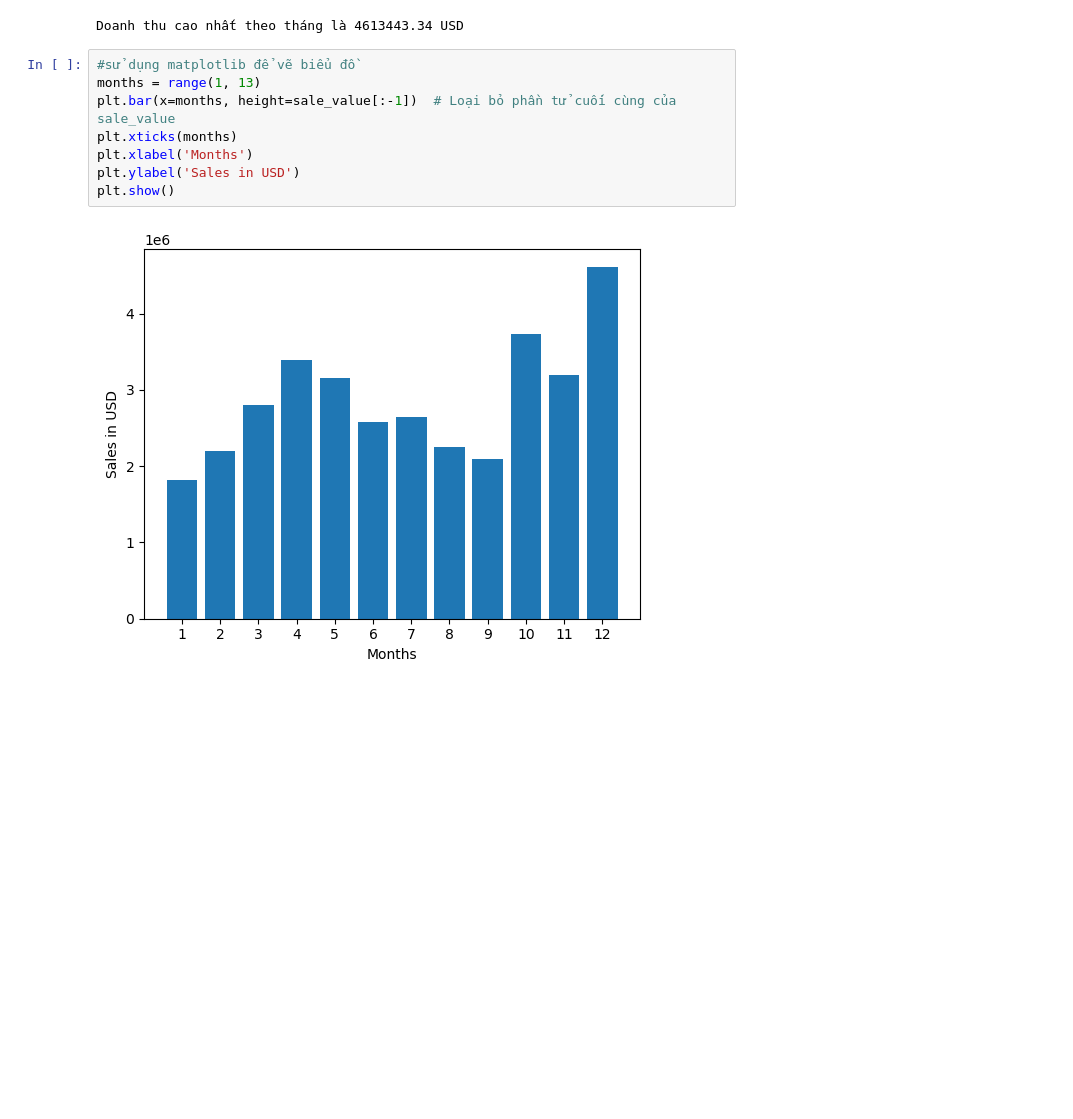
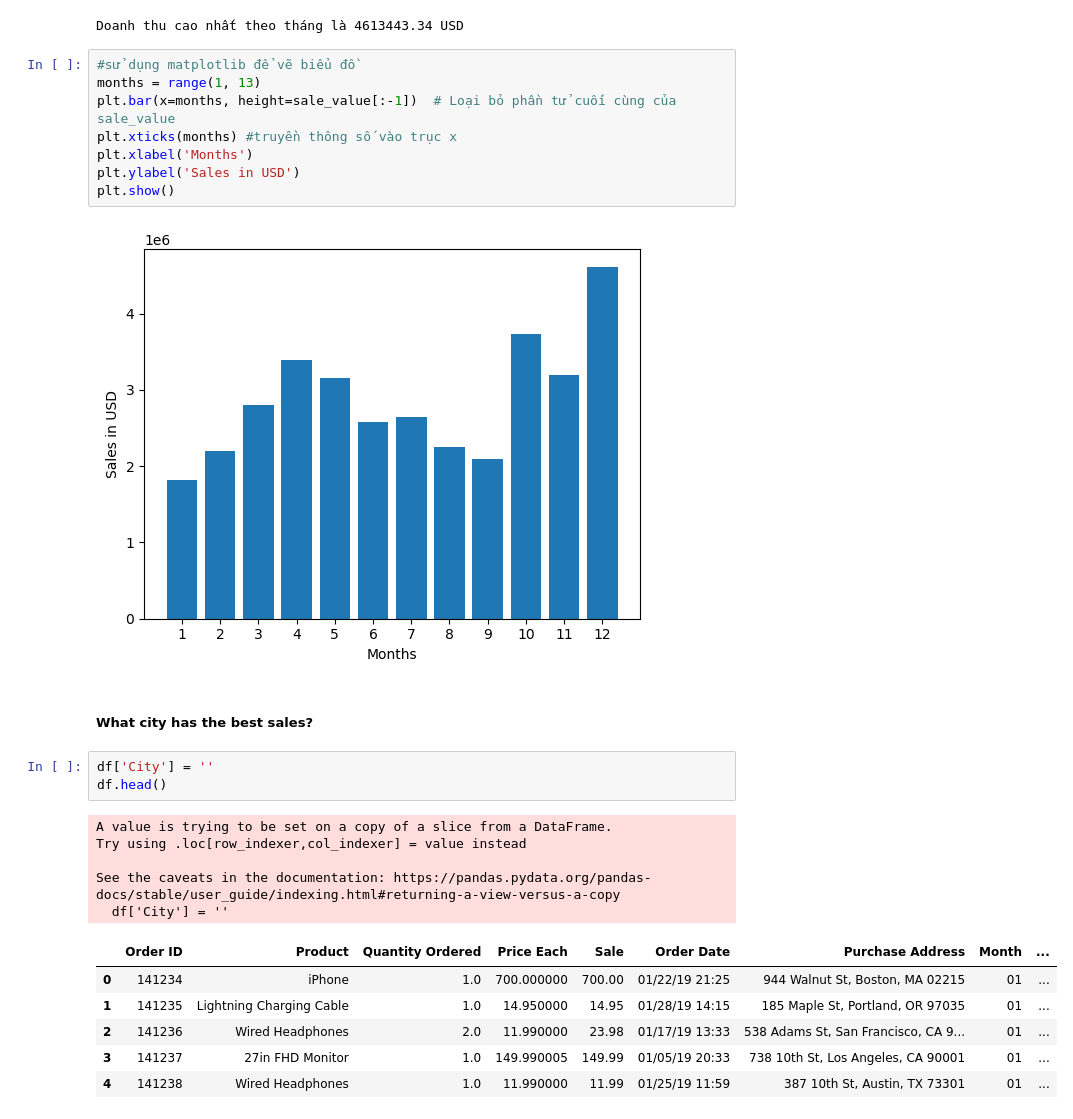
Before and after one commit to vuduchoainam/Sale_RP, a Jupyter notebook: sale.ipynb, the cells around one changed output. Cells and saved outputs as stored; diff of their text form; blank space fills up the shorter version.

```diff
--- a/sale.ipynb
+++ b/sale.ipynb
@@ -216,9 +216,26 @@ Doanh thu cao nhất theo tháng là 4613443.34 USD
 #sử dụng matplotlib để vẽ biểu đồ
 months = range(1, 13)
 plt.bar(x=months, height=sale_value[:-1])  # Loại bỏ phần tử cuối cùng của sale_value
-plt.xticks(months)
+plt.xticks(months) #truyền thông số vào trục x
 plt.xlabel('Months')
 plt.ylabel('Sales in USD')
 plt.show()
 # %% [output]
 [figure]
+# %% [markdown]
+##### What city has the best sales?
+# %%
+df['City'] = ''
+df.head()
+# %% [output]
+A value is trying to be set on a copy of a slice from a DataFrame.
+Try using .loc[row_indexer,col_indexer] = value instead
+
+See the caveats in the documentation: https://pandas.pydata.org/pandas-docs/stable/user_guide/indexing.html#returning-a-view-versus-a-copy
+  df['City'] = ''
+|  | Order ID | Product | Quantity Ordered | Price Each | Sale | Order Date | Purchase Address | Month | ... |
+| 0 | 141234 | iPhone | 1.0 | 700.000000 | 700.00 | 01/22/19 21:25 | 944 Walnut St, Boston, MA 02215 | 01 | ... |
+| 1 | 141235 | Lightning Charging Cable | 1.0 | 14.950000 | 14.95 | 01/28/19 14:15 | 185 Maple St, Portland, OR 97035 | 01 | ... |
+| 2 | 141236 | Wired Headphones | 2.0 | 11.990000 | 23.98 | 01/17/19 13:33 | 538 Adams St, San Francisco, CA 9... | 01 | ... |
+| 3 | 141237 | 27in FHD Monitor | 1.0 | 149.990005 | 149.99 | 01/05/19 20:33 | 738 10th St, Los Angeles, CA 90001 | 01 | ... |
+| 4 | 141238 | Wired Headphones | 1.0 | 11.990000 | 11.99 | 01/25/19 11:59 | 387 10th St, Austin, TX 73301 | 01 | ... |
```
Also changed, not shown: parts of 10 cells of this notebook.
